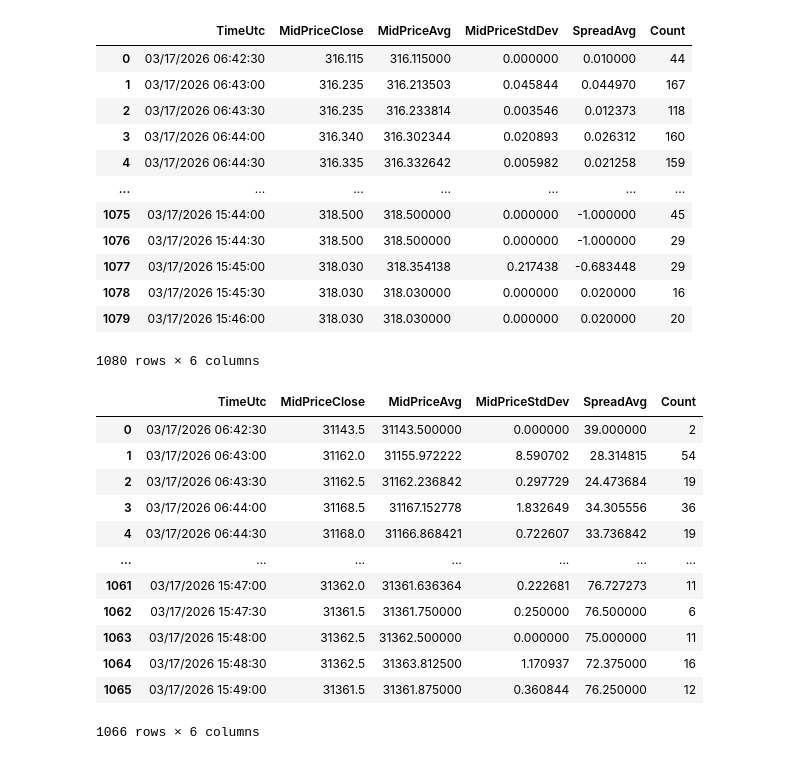
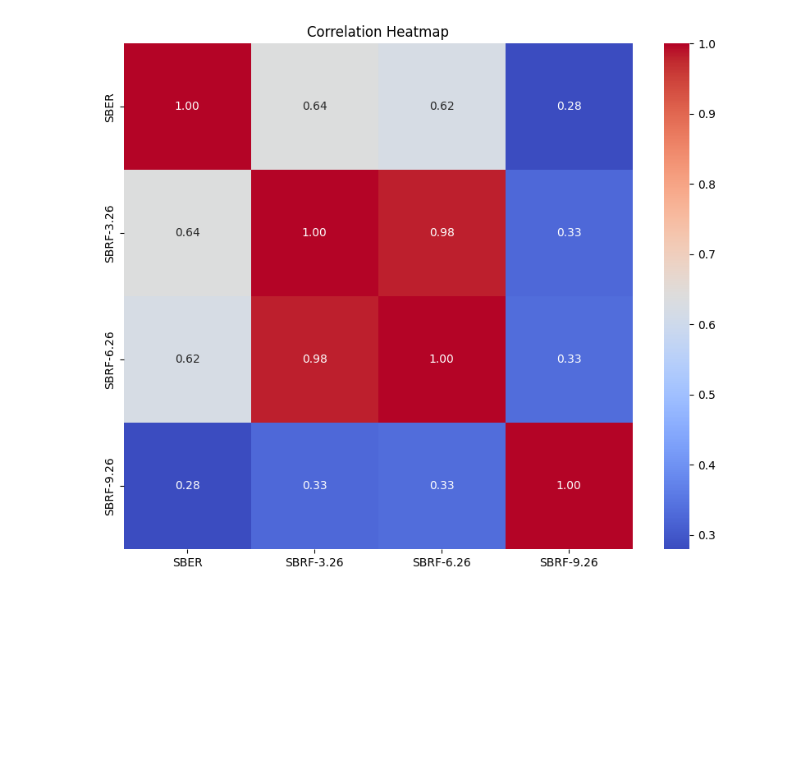
Before and after one commit to afedyanin/vertr-ml, a Jupyter notebook: notebooks/arbitrage/simple.ipynb, the cells around one changed output. Drawn from its saved outputs; the diff is of its cells as text; code cells hidden in the pictures; blank space fills up the shorter version.

```diff
--- a/notebooks/arbitrage/simple.ipynb
+++ b/notebooks/arbitrage/simple.ipynb
@@ -5,5 +5,22 @@ import pandas as pd
 # %%
-df_sber_30 = pd.read_csv("..\\data\\order_books\\SBER_30.csv", header=0)
-df_srh6_30 = pd.read_csv("..\\data\\order_books\\SRH6_30.csv", header=0)
-df_srm6_30 = pd.read_csv("..\\data\\order_books\\SRM6_30.csv", header=0)
-df_sru6_30 = pd.read_csv("..\\data\\order_books\\SRU6_30.csv", header=0)
+df_sber = pd.read_csv("..\\data\\order_books\\SBER_10.csv", header=0)
+df_sber['SBER'] = df_sber['MidPriceClose'].pct_change()
+#df_sber['log_rtn'] = np.log(df_sber['MidPriceClose']/df_sber['MidPriceClose'].shift(1))
+df_sber.drop(columns=['MidPriceClose', 'MidPriceAvg', 'MidPriceStdDev', 'SpreadAvg', 'Count'], inplace=True)
+
+df_srh6 = pd.read_csv("..\\data\\order_books\\SRH6_10.csv", header=0)
+df_srh6['SBRF-3.26'] = df_srh6['MidPriceClose'].pct_change()
+df_srh6.drop(columns=['MidPriceClose', 'MidPriceAvg', 'MidPriceStdDev', 'SpreadAvg', 'Count'], inplace=True)
+
+df_srm6 = pd.read_csv("..\\data\\order_books\\SRM6_10.csv", header=0)
+df_srm6['SBRF-6.26'] = df_srm6['MidPriceClose'].pct_change()
+df_srm6.drop(columns=['MidPriceClose', 'MidPriceAvg', 'MidPriceStdDev', 'SpreadAvg', 'Count'], inplace=True)
+
+df_sru6 = pd.read_csv("..\\data\\order_books\\SRU6_10.csv", header=0)
+df_sru6['SBRF-9.26'] = df_sru6['MidPriceClose'].pct_change()
+df_sru6.drop(columns=['MidPriceClose', 'MidPriceAvg', 'MidPriceStdDev', 'SpreadAvg', 'Count'], inplace=True)
+
+df1 = pd.merge(df_sber, df_srh6, on='TimeUtc')
+df2 = pd.merge(df1, df_srm6, on='TimeUtc')
+df = pd.merge(df2, df_sru6, on='TimeUtc')
+df.dropna(inplace=True)
@@ -10,32 +43,10 @@ df_sru6_30 = pd.read_csv("..\\data\\order_books\\SRU6_30.csv", header=0)
 # %%
-df_sber_30
+corr_matrix = df.corr(numeric_only=True)
+
+plt.figure(figsize=(10, 8))
+sns.heatmap(corr_matrix, annot=True, cmap='coolwarm', fmt=".2f")
+
+plt.title('Correlation Heatmap')
+plt.show()
 # %% [output]
-|  | TimeUtc | MidPriceClose | MidPriceAvg | MidPriceStdDev | SpreadAvg | Count |
-| 0 | 03/17/2026 06:42:30 | 316.115 | 316.115000 | 0.000000 | 0.010000 | 44 |
-| 1 | 03/17/2026 06:43:00 | 316.235 | 316.213503 | 0.045844 | 0.044970 | 167 |
-| 2 | 03/17/2026 06:43:30 | 316.235 | 316.233814 | 0.003546 | 0.012373 | 118 |
-| 3 | 03/17/2026 06:44:00 | 316.340 | 316.302344 | 0.020893 | 0.026312 | 160 |
-| 4 | 03/17/2026 06:44:30 | 316.335 | 316.332642 | 0.005982 | 0.021258 | 159 |
-| ... | ... | ... | ... | ... | ... | ... |
-| 1075 | 03/17/2026 15:44:00 | 318.500 | 318.500000 | 0.000000 | -1.000000 | 45 |
-| 1076 | 03/17/2026 15:44:30 | 318.500 | 318.500000 | 0.000000 | -1.000000 | 29 |
-| 1077 | 03/17/2026 15:45:00 | 318.030 | 318.354138 | 0.217438 | -0.683448 | 29 |
-| 1078 | 03/17/2026 15:45:30 | 318.030 | 318.030000 | 0.000000 | 0.020000 | 16 |
-| 1079 | 03/17/2026 15:46:00 | 318.030 | 318.030000 | 0.000000 | 0.020000 | 20 |
-1080 rows × 6 columns
+[figure, added]
-# %%
-df_sru6_30
-# %% [output]
-|  | TimeUtc | MidPriceClose | MidPriceAvg | MidPriceStdDev | SpreadAvg | Count |
-| 0 | 03/17/2026 06:42:30 | 31143.5 | 31143.500000 | 0.000000 | 39.000000 | 2 |
-| 1 | 03/17/2026 06:43:00 | 31162.0 | 31155.972222 | 8.590702 | 28.314815 | 54 |
-| 2 | 03/17/2026 06:43:30 | 31162.5 | 31162.236842 | 0.297729 | 24.473684 | 19 |
-| 3 | 03/17/2026 06:44:00 | 31168.5 | 31167.152778 | 1.832649 | 34.305556 | 36 |
-| 4 | 03/17/2026 06:44:30 | 31168.0 | 31166.868421 | 0.722607 | 33.736842 | 19 |
-| ... | ... | ... | ... | ... | ... | ... |
-| 1061 | 03/17/2026 15:47:00 | 31362.0 | 31361.636364 | 0.222681 | 76.727273 | 11 |
-| 1062 | 03/17/2026 15:47:30 | 31361.5 | 31361.750000 | 0.250000 | 76.500000 | 6 |
-| 1063 | 03/17/2026 15:48:00 | 31362.5 | 31362.500000 | 0.000000 | 75.000000 | 11 |
-| 1064 | 03/17/2026 15:48:30 | 31362.5 | 31363.812500 | 1.170937 | 72.375000 | 16 |
-| 1065 | 03/17/2026 15:49:00 | 31361.5 | 31361.875000 | 0.360844 | 76.250000 | 12 |
-1066 rows × 6 columns
```
Also changed, not shown: parts of 3 cells of this notebook, 3 other files.
